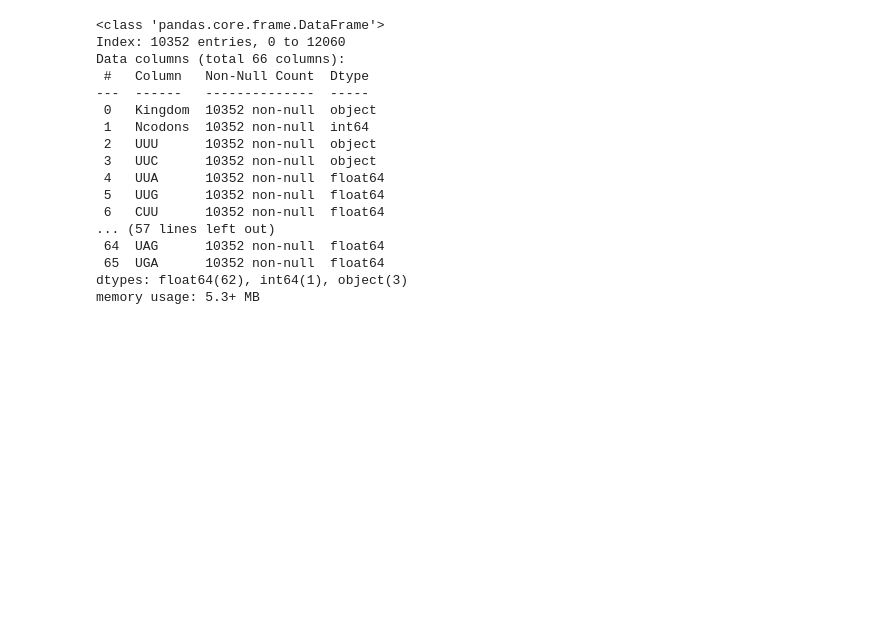
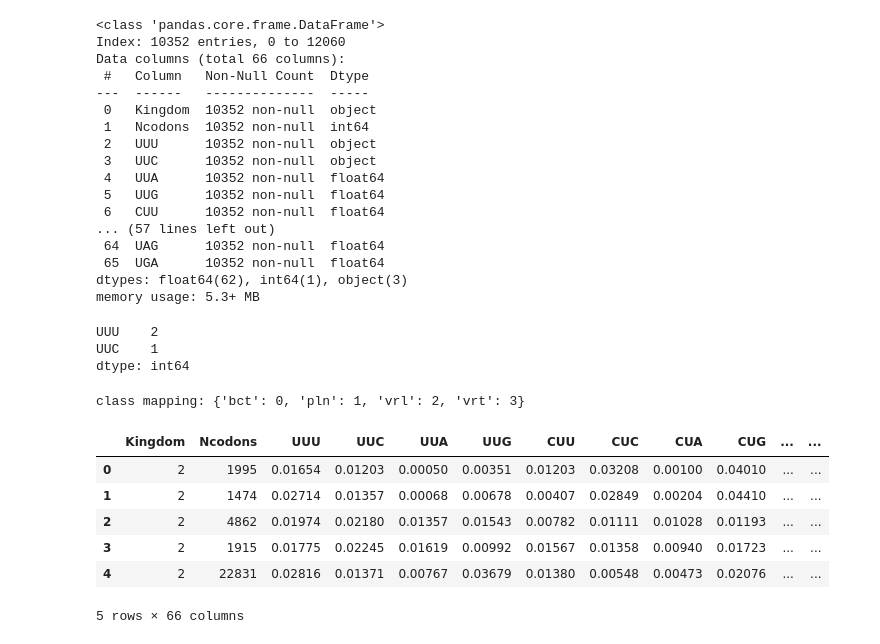
Before and after one commit to Mortti11/Advanced-Data-Analytics-, a Jupyter notebook: Second_Assignment/classification_DS.ipynb, the cells around one changed output. Saved outputs shown, nothing was run; the diff lists cells and outputs as text; code cells hidden in the pictures; blank space fills up the shorter version.

```diff
--- a/Second_Assignment/classification_DS.ipynb
+++ b/Second_Assignment/classification_DS.ipynb
@@ -133,3 +141,16 @@ Data columns (total 66 columns):
  65  UGA      10352 non-null  float64
 dtypes: float64(62), int64(1), object(3)
 memory usage: 5.3+ MB
+# %%
+# UUU and UUC are objects, these columns should be float
+# I got an error :ValueError: could not convert string to float: 'non-B hepatitis virus'
+# It seems UUU and UUC have some string values.
+df['UUU']=pd.to_numeric(df['UUU'],errors='coerce')
+df['UUC'] = pd.to_numeric(df['UUC'],errors='coerce')
+
+# Let's check how many NaN values are there now
+df[['UUU','UUC']].isna().sum()
+# %% [output]
+UUU    2
+UUC    1
+dtype: int64
@@ -136 +160,21 @@ memory usage: 5.3+ MB
+# %%
+# Now I have to convert Kingdom column to numerical values
+class_encoder =LabelEncoder()
+df['Kingdom']= class_encoder.fit_transform(df['Kingdom'])
+df['Kingdom'].value_counts()
+
+print("class mapping:",dict(zip(class_encoder.classes_,range(len(class_encoder.classes_)))))
+# classes are imbalanced, I will handle it later.
+# %% [output]
+class mapping: {'bct': 0, 'pln': 1, 'vrl': 2, 'vrt': 3}
+# %%
+df.head()
+# %% [output]
+|  | Kingdom | Ncodons | UUU | UUC | UUA | UUG | CUU | CUC | CUA | CUG | ... | ... |
+| 0 | 2 | 1995 | 0.01654 | 0.01203 | 0.00050 | 0.00351 | 0.01203 | 0.03208 | 0.00100 | 0.04010 | ... | ... |
+| 1 | 2 | 1474 | 0.02714 | 0.01357 | 0.00068 | 0.00678 | 0.00407 | 0.02849 | 0.00204 | 0.04410 | ... | ... |
+| 2 | 2 | 4862 | 0.01974 | 0.02180 | 0.01357 | 0.01543 | 0.00782 | 0.01111 | 0.01028 | 0.01193 | ... | ... |
+| 3 | 2 | 1915 | 0.01775 | 0.02245 | 0.01619 | 0.00992 | 0.01567 | 0.01358 | 0.00940 | 0.01723 | ... | ... |
+| 4 | 2 | 22831 | 0.02816 | 0.01371 | 0.00767 | 0.03679 | 0.01380 | 0.00548 | 0.00473 | 0.02076 | ... | ... |
+5 rows × 66 columns
 # %%
```
Also changed, not shown: parts of 22 cells of this notebook.
